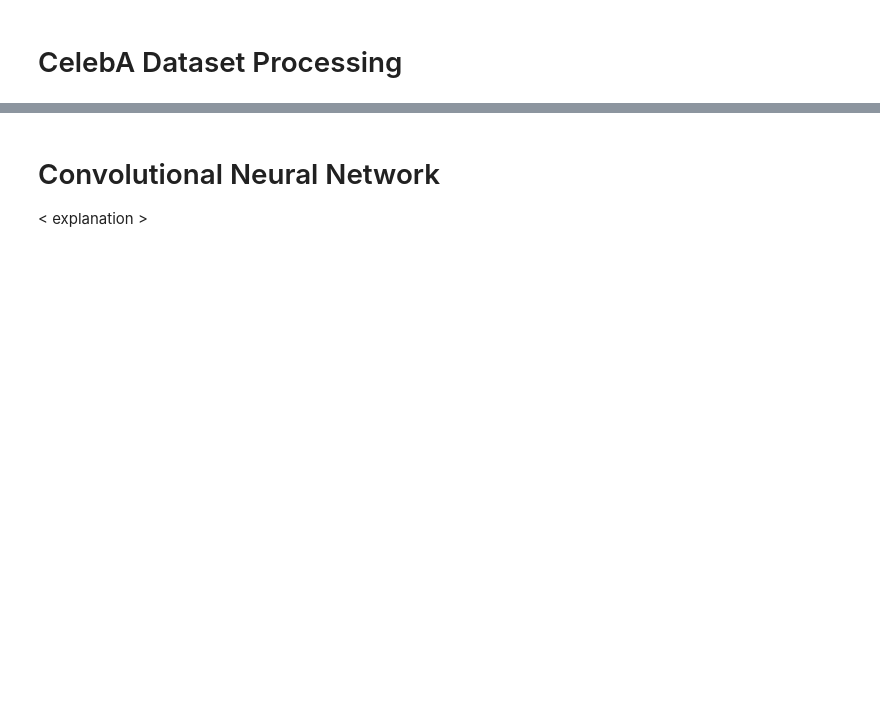
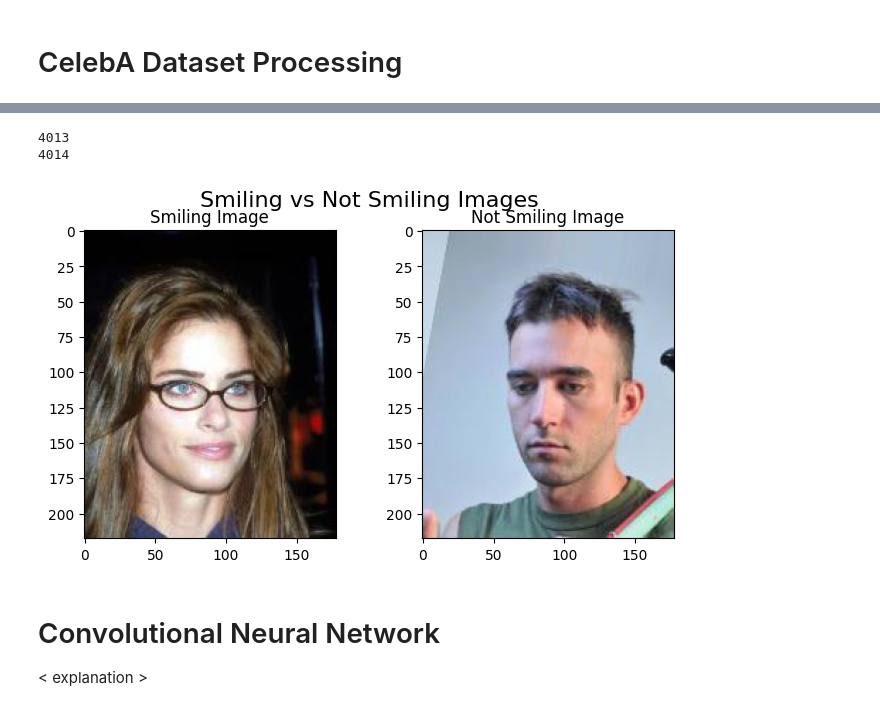
Before and after one commit to SKam23/Smile-Detector, a Jupyter notebook: 10315_Final_Project.ipynb, the cells around one changed output, grey strips where cells are left out. Cells and saved outputs as stored; diff of their text form; code cells hidden in the pictures; blank space fills up the shorter version.

```diff
--- a/10315_Final_Project.ipynb
+++ b/10315_Final_Project.ipynb
@@ -51,10 +51,10 @@ print(images)
 # list_bbox_celeba.csv: Bounding box information for each image. "x_1" and "y_1" represent the upper left point coordinate of bounding box. "width" and "height" represent the width and height of bounding box
 # list_landmarks_align_celeba.csv: Image landmarks and their respective coordinates. There are 5 landmarks: left eye, right eye, nose, left mouth, right mouth
 # list_attr_celeba.csv: Attribute labels for each image. There are 40 attributes. "1" represents positive while "-1" represents negative
-partition_df = pd.read_csv('/content/drive/MyDrive/Colab Notebooks/final project/data/list_eval_partition2000Smile.csv')
-bbox_df = pd.read_csv('/content/drive/MyDrive/Colab Notebooks/final project/data/list_bbox_celeba2000Smile.csv')
-landmarks_df = pd.read_csv('/content/drive/MyDrive/Colab Notebooks/final project/data/list_landmarks_align_celeba2000Smile.csv')
-attr_df = pd.read_csv('/content/drive/MyDrive/Colab Notebooks/final project/data/list_attr_celeba2000Smile.csv')
+partition_df = pd.read_csv('/content/drive/MyDrive/Colab Notebooks/final project/data/list_eval_partition10000Smile.csv')
+bbox_df = pd.read_csv('/content/drive/MyDrive/Colab Notebooks/final project/data/list_bbox_celeba10000Smile.csv')
+landmarks_df = pd.read_csv('/content/drive/MyDrive/Colab Notebooks/final project/data/list_landmarks_align_celeba10000Smile.csv')
+attr_df = pd.read_csv('/content/drive/MyDrive/Colab Notebooks/final project/data/list_attr_celeba10000Smile.csv')
 # %%
 merged_df = partition_df.merge(bbox_df, on='image_id').merge(landmarks_df, on='image_id').merge(attr_df, on='image_id')
 train_df = merged_df[merged_df['partition'] == 0]
@@ -86,15 +70,17 @@ class CelebADataset(Dataset):
     def __len__(self):
         return len(self.df)
 
-    def __getitem__(self, idx):
+    def __getitem__(self, idx, random = False):
         row = self.df.iloc[idx]
         image_id = row['image_id']
         image = self.images[image_id]
         image = self.transform(image)
         is_smiling = row["Smiling"] == 1
         label = 1 if is_smiling else 0
-        return image,label
-        # return image, (label, image_id)
+        if random:
+          return image, (label, image_id)
+        else:
+          return image,label
 # %%
 train_dataset = CelebADataset(train_df, images)
 train_dataloader = DataLoader(train_dataset, batch_size=64, shuffle=True)
@@ -117,7 +103,7 @@ def get_random_images(dataset):
     not_smile_images = []
 
     for i in range(len(dataset)):
-        image, label = train_dataset.__getitem__(i)
+        image, label = train_dataset.__getitem__(i, True)
         if label[0] == 1:
             smile_images.append(dataset.images[label[1]])
         else:
@@ -131,23 +117,27 @@ def get_random_images(dataset):
 
     return smile_image, not_smile_image
 # %%
-# young_image, not_young_image = get_random_images(train_dataset)
+young_image, not_young_image = get_random_images(train_dataset)
 
-# # Create a figure and set title
-# fig = plt.figure(figsize=(8, 4))
-# fig.suptitle('Smiling vs Not Smiling Images', fontsize=16)
+# Create a figure and set title
+fig = plt.figure(figsize=(8, 4))
+fig.suptitle('Smiling vs Not Smiling Images', fontsize=16)
 
-# # Add young image to subplot 1
-# ax1 = fig.add_subplot(1, 2, 1)
-# ax1.imshow(young_image)
-# ax1.set_title('Smiling Image')
+# Add young image to subplot 1
+ax1 = fig.add_subplot(1, 2, 1)
+ax1.imshow(young_image)
+ax1.set_title('Smiling Image')
 
-# # Add not young image to subplot 2
-# ax2 = fig.add_subplot(1, 2, 2)
-# ax2.imshow(not_young_image)
-# ax2.set_title('Not Smiling Image')
+# Add not young image to subplot 2
+ax2 = fig.add_subplot(1, 2, 2)
+ax2.imshow(not_young_image)
+ax2.set_title('Not Smiling Image')
 
-# plt.show()
+plt.show()
+# %% [output]
+4013
+4014
+[figure, added]
 # %% [markdown]
 # Convolutional Neural Network
 < explanation >
```
Also changed, not shown: parts of 25 cells of this notebook.
